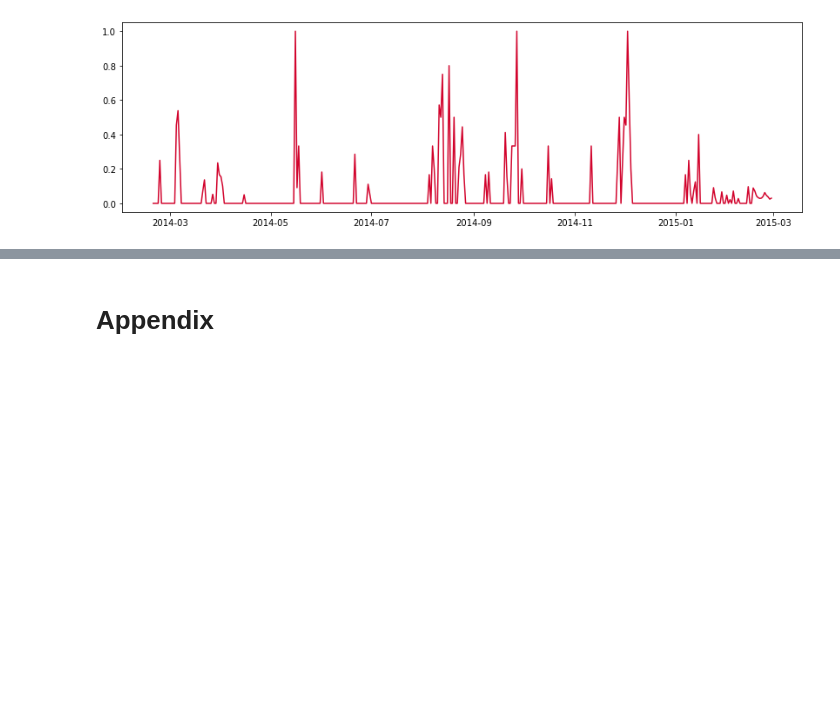
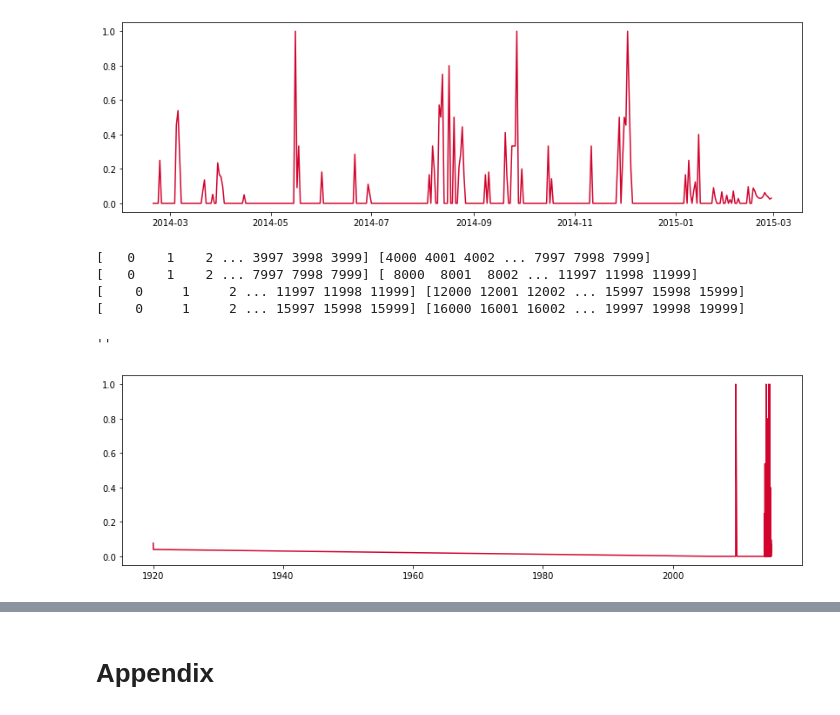
Before and after one commit to MekdiYilma/HumanitarianCrisisPrediction, a Jupyter notebook: notebooks/EDA_crisis_prediction.ipynb, the cells around one changed output, grey strips where cells are left out. Saved outputs shown, nothing was run; the diff lists cells and outputs as text; code cells hidden in the pictures; blank space fills up the shorter version.

Commit message:
time series split

```diff
--- a/notebooks/EDA_crisis_prediction.ipynb
+++ b/notebooks/EDA_crisis_prediction.ipynb
@@ -379,3 +381,21 @@ ax.plot(yemen_df0_selected[yemen_df0_selected.index > '2014-01-01'].index,
 # %% [output]
 ''
 [figure]
+# %%
+for idx, (train_idx, test_idx) in enumerate(ts_split.split(yemen_df0_selected)):
+    print(train_idx, test_idx)
+# %% [output]
+[   0    1    2 ... 3997 3998 3999] [4000 4001 4002 ... 7997 7998 7999]
+[   0    1    2 ... 7997 7998 7999] [ 8000  8001  8002 ... 11997 11998 11999]
+[    0     1     2 ... 11997 11998 11999] [12000 12001 12002 ... 15997 15998 15999]
+[    0     1     2 ... 15997 15998 15999] [16000 16001 16002 ... 19997 19998 19999]
+# %%
+fig, ax = plt.subplots(1, figsize=(14, 4))
+
+ax.plot(yemen_df0_selected.index,
+        yemen_df0_selected['mean'],
+       color ='#D2042D')
+;
+# %% [output]
+''
+[figure, added]
```
Also changed, not shown: parts of 6 cells of this notebook.
